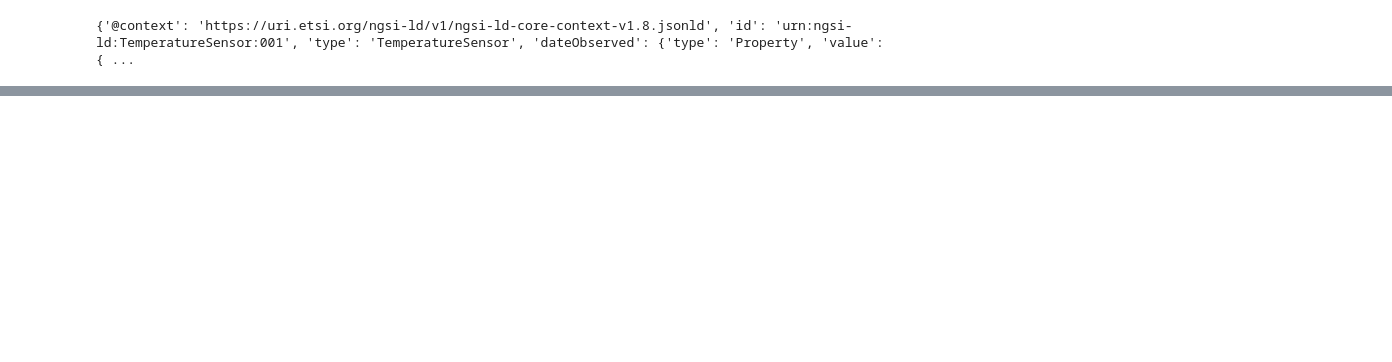
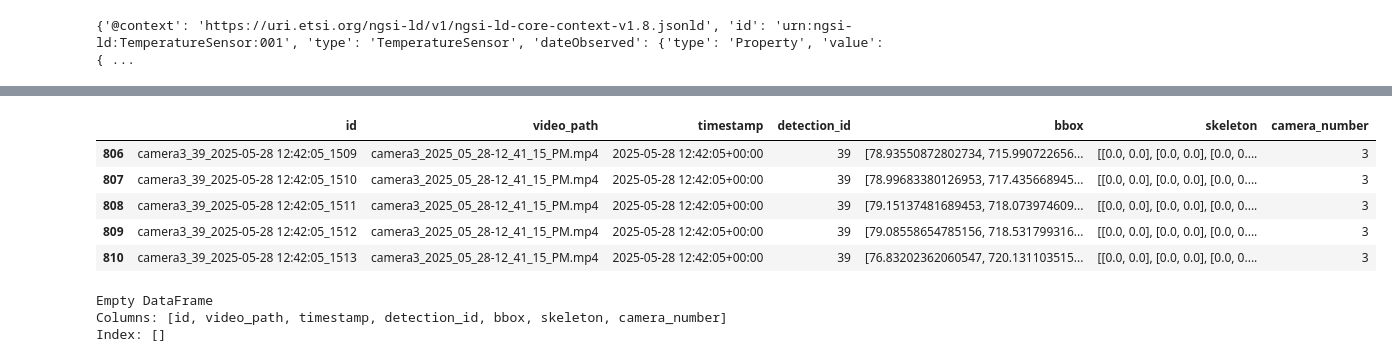
Before and after one commit to CentroFuturoCiudades/pinos-analytics-cv, a Jupyter notebook: src/test_broker.ipynb, the cells around one changed output, grey strips where cells are left out. Saved outputs shown, nothing was run; the diff lists cells and outputs as text; code cells hidden in the pictures; blank space fills up the shorter version.

```diff
--- a/src/test_broker.ipynb
+++ b/src/test_broker.ipynb
@@ -142,0 +283,15 @@ client.get('urn:ngsi-ld:TemperatureSensor:001')
+# %%
+table.tail()
+# %% [output]
+|  | id | video_path | timestamp | detection_id | bbox | skeleton | camera_number |
+| 806 | camera3_39_2025-05-28 12:42:05_1509 | camera3_2025_05_28-12_41_15_PM.mp4 | 2025-05-28 12:42:05+00:00 | 39 | [78.93550872802734, 715.990722656... | [[0.0, 0.0], [0.0, 0.0], [0.0, 0.... | 3 |
+| 807 | camera3_39_2025-05-28 12:42:05_1510 | camera3_2025_05_28-12_41_15_PM.mp4 | 2025-05-28 12:42:05+00:00 | 39 | [78.99683380126953, 717.435668945... | [[0.0, 0.0], [0.0, 0.0], [0.0, 0.... | 3 |
+| 808 | camera3_39_2025-05-28 12:42:05_1511 | camera3_2025_05_28-12_41_15_PM.mp4 | 2025-05-28 12:42:05+00:00 | 39 | [79.15137481689453, 718.073974609... | [[0.0, 0.0], [0.0, 0.0], [0.0, 0.... | 3 |
+| 809 | camera3_39_2025-05-28 12:42:05_1512 | camera3_2025_05_28-12_41_15_PM.mp4 | 2025-05-28 12:42:05+00:00 | 39 | [79.08558654785156, 718.531799316... | [[0.0, 0.0], [0.0, 0.0], [0.0, 0.... | 3 |
+| 810 | camera3_39_2025-05-28 12:42:05_1513 | camera3_2025_05_28-12_41_15_PM.mp4 | 2025-05-28 12:42:05+00:00 | 39 | [76.83202362060547, 720.131103515... | [[0.0, 0.0], [0.0, 0.0], [0.0, 0.... | 3 |
+# %%
+print(table)
+# %% [output]
+Empty DataFrame
+Columns: [id, video_path, timestamp, detection_id, bbox, skeleton, camera_number]
+Index: []
```
Also changed, not shown: parts of 24 cells of this notebook, 9 other files.
